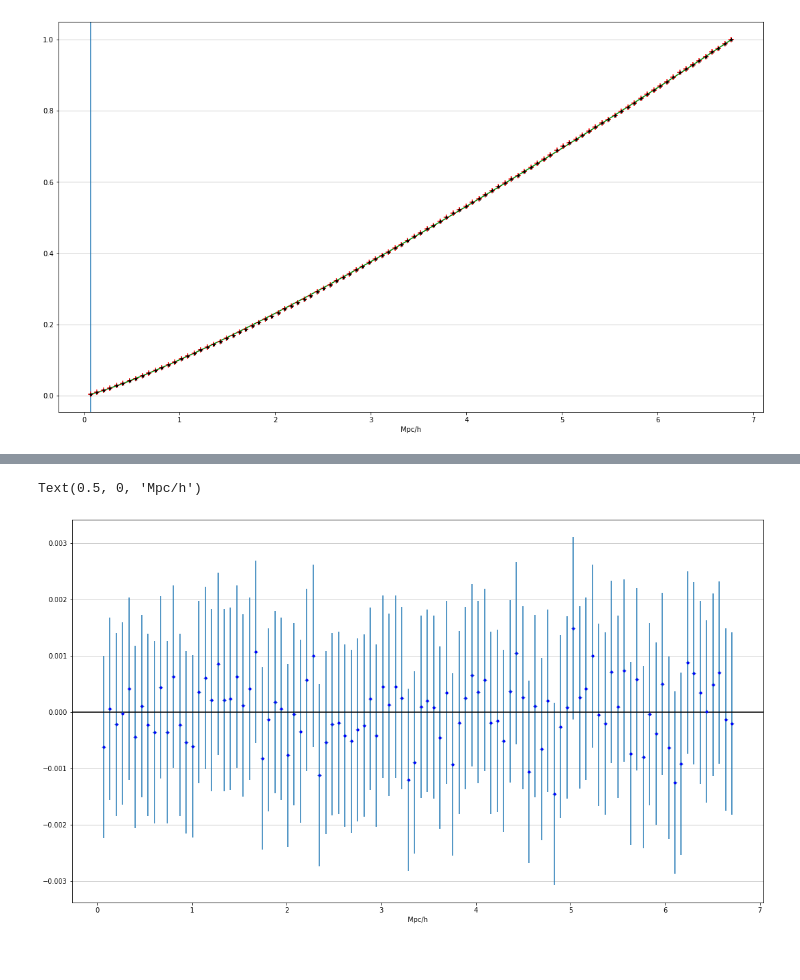
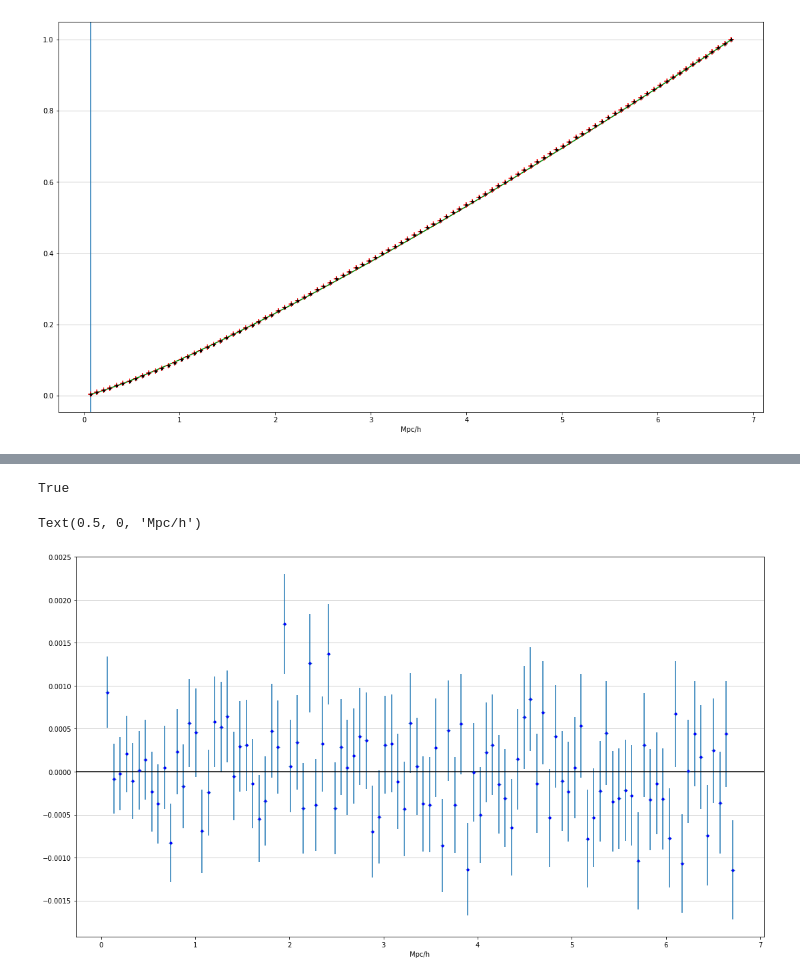
Before and after one commit to RCianca/DarkSirensStat, a Jupyter notebook: DSCatalogueCreator/DSIRE.ipynb, the cells around one changed output, grey strips where cells are left out. Cells and saved outputs as stored; diff of their text form; code cells hidden in the pictures.

```diff
--- a/DSCatalogueCreator/DSIRE.ipynb
+++ b/DSCatalogueCreator/DSIRE.ipynb
@@ -488,29 +433,28 @@ count= plt.hist(real_r, 100)#real_theta is cos(theta)
 # %%
 fig,ax = plt.subplots()
 fig.set_size_inches(18.5, 10.5)
 ax.set_xlabel('x')
 
-#ax.set_ylabel('probability density')
+xx=count[1]
+xx=xx[:-1]
+yy=count[0]
+print(np.all(yy>20))
+yy_err=np.sqrt(yy)/yy.sum()
+yy=yy/yy.sum()
 
-xx=count[1]
-#print(xx)
-xx=xx[:-1]
-#print(xx)
-yy=count[0]
-yy=yy/yy.sum()
 arr_teo=target_dist(xx)
 arr_teo=arr_teo/arr_teo.sum()
-res=arr_teo-yy
-#ax.scatter(xx, yy , s=10,marker='x', c='g', zorder=10)
-ax.scatter(xx,res , s=10,marker='x', c='b', zorder=10)#diff between cumulative and dist with r_cut
+res=yy-arr_teo
+res2=(yy-arr_teo)/yy_err
+ax.scatter(xx,res , s=10,marker='x', c='b', zorder=10)
 plt.axhline(y=0, color='k', linestyle='-')
-plt.errorbar(xx, res, yerr=arr_teo.std(), fmt="+")
-#plt.ylim(bottom=-0.001,top=0.001)
+plt.errorbar(xx, res, yerr=yy_err, fmt="+")
+
 plt.grid(axis='y', alpha=0.75)
 plt.xlabel('Mpc/h')
 #plt.yscale('log')
 #plt.xscale('log')
-#plt.savefig('DS_cumulative.pdf')
 # %% [output]
-Text(0.5, 0, 'Mpc/h')
+True
+Text(0.5, 0, 'Mpc/h')
-[figure, old version]
+[figure, new version]
```
Also changed, not shown: parts of 25 cells of this notebook, 1 other file.
